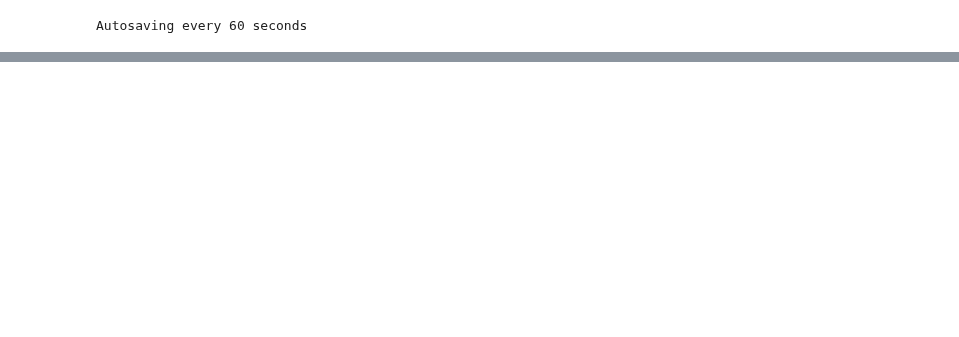
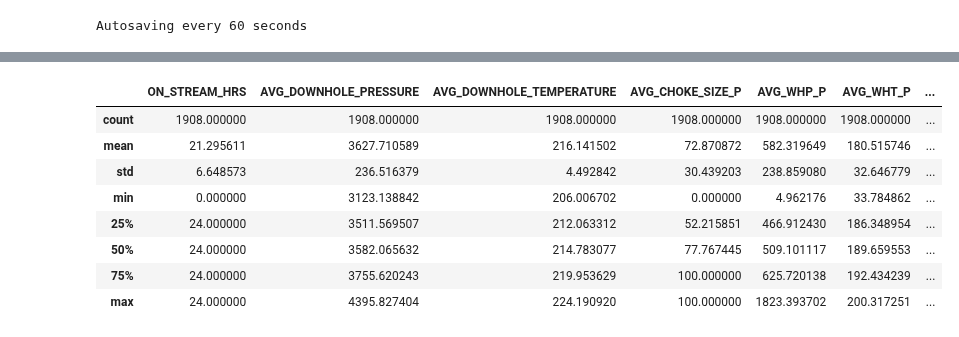
Before and after one commit to ashrafalaghbari/GA-TCN-LSTM, a Jupyter notebook: Data_pre-processing/data_cleaning.ipynb, the cells around one changed output, grey strips where cells are left out. Saved outputs shown, nothing was run; the diff lists cells and outputs as text; code cells hidden in the pictures; blank space fills up the shorter version.

```diff
--- a/Data_pre-processing/data_cleaning.ipynb
+++ b/Data_pre-processing/data_cleaning.ipynb
@@ -11,0 +29,13 @@ df = pd.read_csv("F_14.csv",  parse_dates=["DATEPRD"], index_col="DATEPRD")
+# %%
+#using the manual cleaning
+df.describe()
+# %% [output]
+|  | ON_STREAM_HRS | AVG_DOWNHOLE_PRESSURE | AVG_DOWNHOLE_TEMPERATURE | AVG_CHOKE_SIZE_P | AVG_WHP_P | AVG_WHT_P | ... |
+| count | 1908.000000 | 1908.000000 | 1908.000000 | 1908.000000 | 1908.000000 | 1908.000000 | ... |
+| mean | 21.295611 | 3627.710589 | 216.141502 | 72.870872 | 582.319649 | 180.515746 | ... |
+| std | 6.648573 | 236.516379 | 4.492842 | 30.439203 | 238.859080 | 32.646779 | ... |
+| min | 0.000000 | 3123.138842 | 206.006702 | 0.000000 | 4.962176 | 33.784862 | ... |
+| 25% | 24.000000 | 3511.569507 | 212.063312 | 52.215851 | 466.912430 | 186.348954 | ... |
+| 50% | 24.000000 | 3582.065632 | 214.783077 | 77.767445 | 509.101117 | 189.659553 | ... |
+| 75% | 24.000000 | 3755.620243 | 219.953629 | 100.000000 | 625.720138 | 192.434239 | ... |
+| max | 24.000000 | 4395.827404 | 224.190920 | 100.000000 | 1823.393702 | 200.317251 | ... |
```
Also changed, not shown: parts of 11 cells of this notebook.
